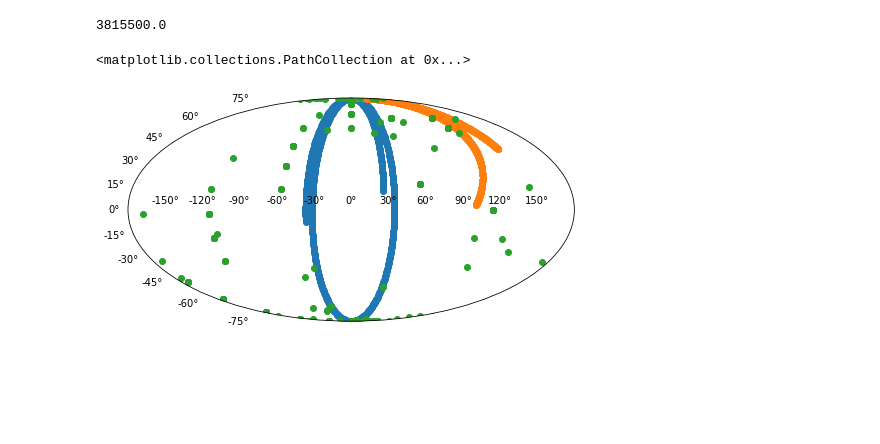
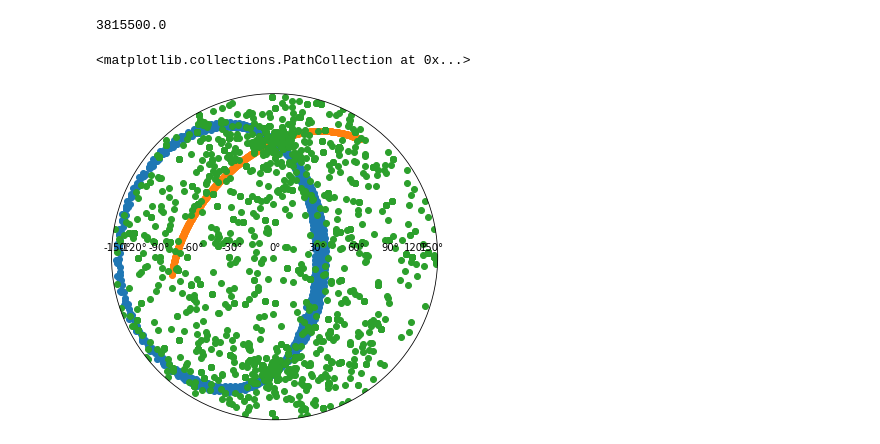
Before and after one commit to atarilover123/RSO-Telemetry, a Jupyter notebook: Cassiope_PitchRollYaw_map.ipynb, the cells around one changed output. Saved outputs shown, nothing was run; the diff lists cells and outputs as text; code cells hidden in the pictures; blank space fills up the shorter version.

```diff
--- a/Cassiope_PitchRollYaw_map.ipynb
+++ b/Cassiope_PitchRollYaw_map.ipynb
@@ -61,14 +61,14 @@ sc = SkyCoord(x=df['Xp'],y=df['Yp'],z=df['Zp'],unit='km', representation_type='c
 hc=sc.transform_to('hcrs')
 # %%
 fig = plt.figure(figsize=(8,6))
-ax = fig.add_subplot(111, projection="mollweide")
+ax = fig.add_subplot(111, projection="lambert")
 
 ax.scatter(hc.ra.radian,hc.dec.degree)
 ax.scatter(hc.ra.hour,hc.dec.hour)
 ax.scatter(hc.ra.hms,hc.dec.hms)
 # %% [output]
 <matplotlib.collections.PathCollection at 0x...>
-[figure, old version]
+[figure, new version]
 # %%
 #write data to table -- trying to work ut best format
 from astropy.io import ascii
```
